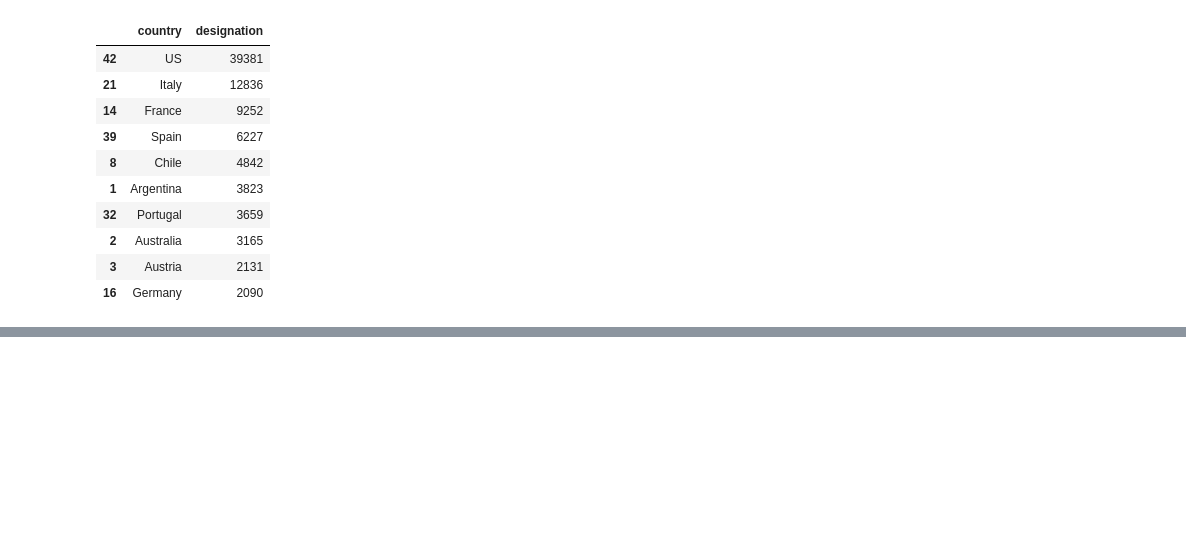
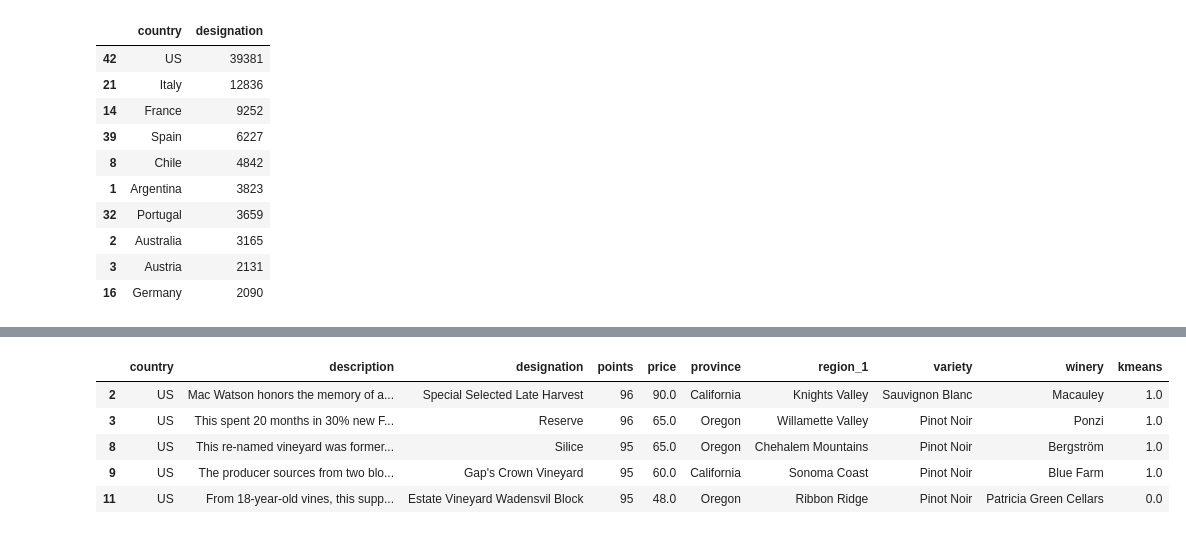
Before and after one commit to broepke/UCSanDiegoX, a Jupyter notebook: Week-9-FinalProject/broepke - Wine.ipynb, the cells around one changed output, grey strips where cells are left out. Cells and saved outputs as stored; diff of their text form; code cells hidden in the pictures; blank space fills up the shorter version.

```diff
--- a/Week-9-FinalProject/broepke - Wine.ipynb
+++ b/Week-9-FinalProject/broepke - Wine.ipynb
@@ -325 +367,12 @@ py.iplot(choromap3)
 [interactive output not drawn]
+# %%
+filter = wine['country'] == 'US'
+by_us_only = wine[filter]
+by_us_only.head()
+# %% [output]
+|  | country | description | designation | points | price | province | region_1 | variety | winery | kmeans |
+| 2 | US | Mac Watson honors the memory of a... | Special Selected Late Harvest | 96 | 90.0 | California | Knights Valley | Sauvignon Blanc | Macauley | 1.0 |
+| 3 | US | This spent 20 months in 30% new F... | Reserve | 96 | 65.0 | Oregon | Willamette Valley | Pinot Noir | Ponzi | 1.0 |
+| 8 | US | This re-named vineyard was former... | Silice | 95 | 65.0 | Oregon | Chehalem Mountains | Pinot Noir | Bergström | 1.0 |
+| 9 | US | The producer sources from two blo... | Gap's Crown Vineyard | 95 | 60.0 | California | Sonoma Coast | Pinot Noir | Blue Farm | 1.0 |
+| 11 | US | From 18-year-old vines, this supp... | Estate Vineyard Wadensvil Block | 95 | 48.0 | Oregon | Ribbon Ridge | Pinot Noir | Patricia Green Cellars | 0.0 |
```
Also changed, not shown: parts of 16 cells of this notebook.
